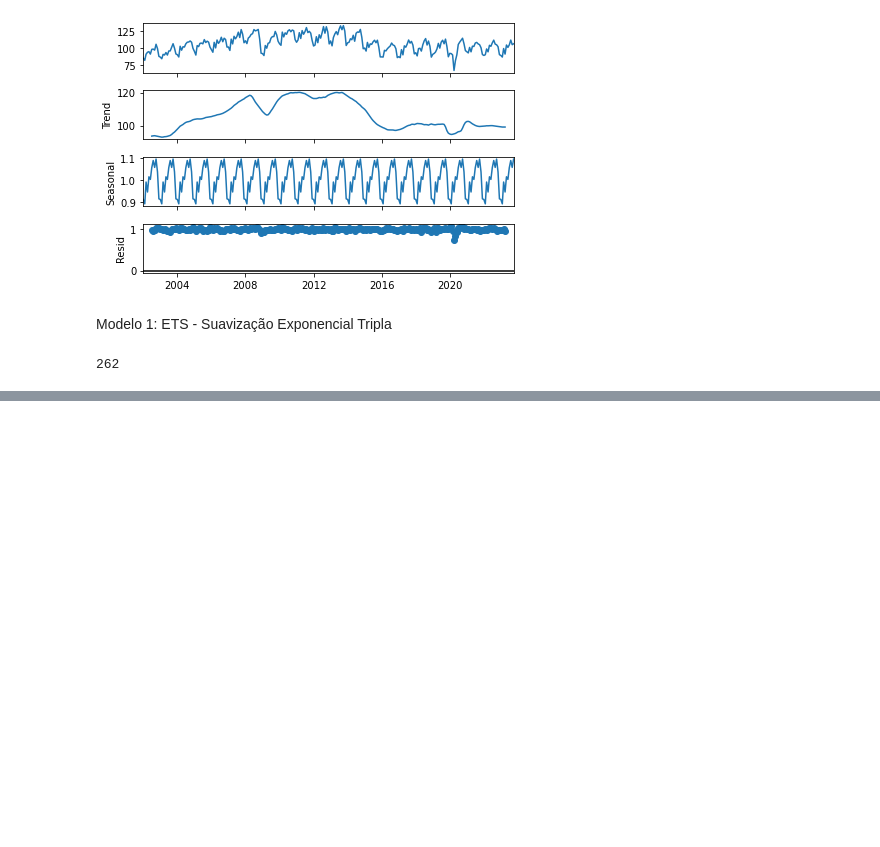
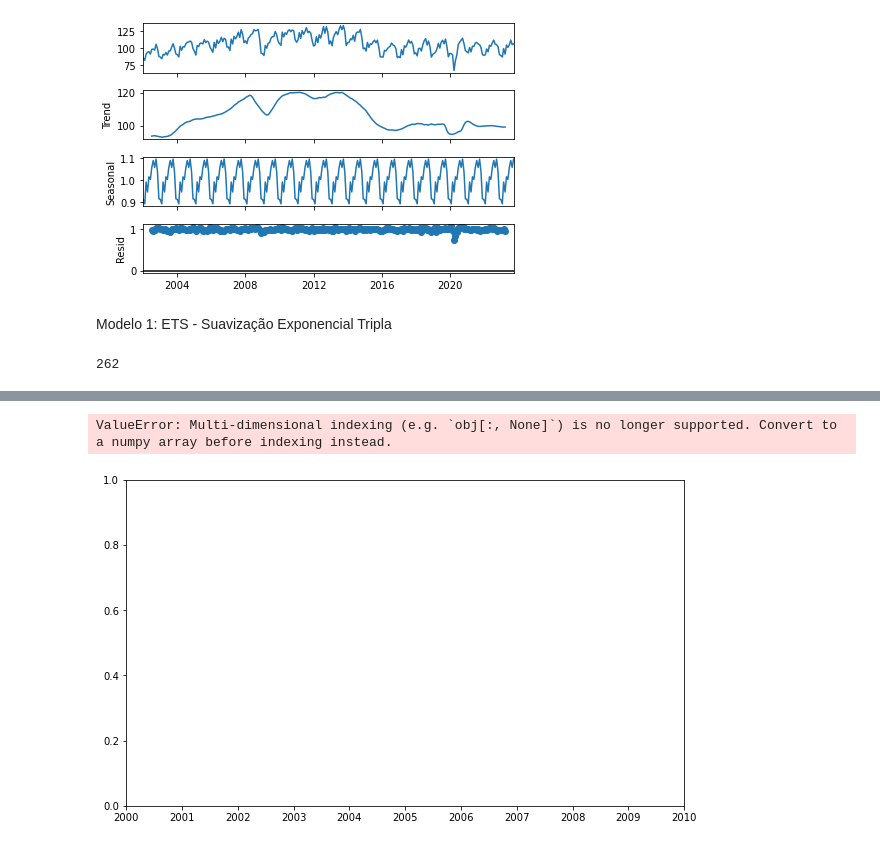
Before and after one commit to brauseo/Previsao_Industria_da_Transformacao, a Jupyter notebook: Previsao_Industria.ipynb, the cells around one changed output, grey strips where cells are left out. Cells and saved outputs as stored; diff of their text form; code cells hidden in the pictures; blank space fills up the shorter version.

```diff
--- a/Previsao_Industria.ipynb
+++ b/Previsao_Industria.ipynb
@@ -238,0 +579,18 @@ from statsmodels.tsa.seasonal import seasonal_decompose
+# %%
+import matplotlib.pyplot as plt
+
+# Plotar os valores reais vs. previsões por mês/ano
+plt.figure(figsize=(10, 6))
+plt.plot_date(df_results['Data'], df_results['Valores Reais'], fmt='o-', label='Valores Reais')
+plt.plot_date(df_results['Data'], df_results['Previsões'], fmt='o-', label='Previsões')
+plt.xlabel('Mês/Ano')
+plt.ylabel('Valor')
+plt.title('Valores Reais vs. Previsões por Mês/Ano')
+plt.xticks(rotation=45)
+plt.legend()
+plt.grid(True)
+plt.tight_layout()
+plt.show()
+# %% [output]
+ValueError: Multi-dimensional indexing (e.g. `obj[:, None]`) is no longer supported. Convert to a numpy array before indexing instead.
+[figure, added]
```
Also changed, not shown: parts of 142 cells of this notebook.
